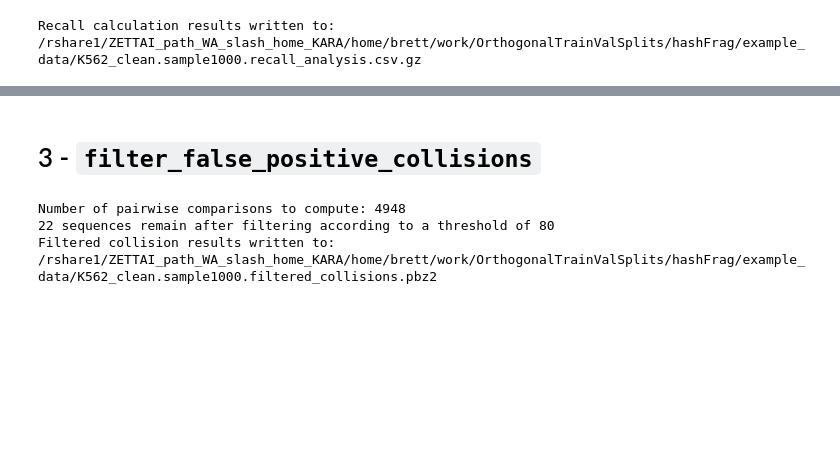
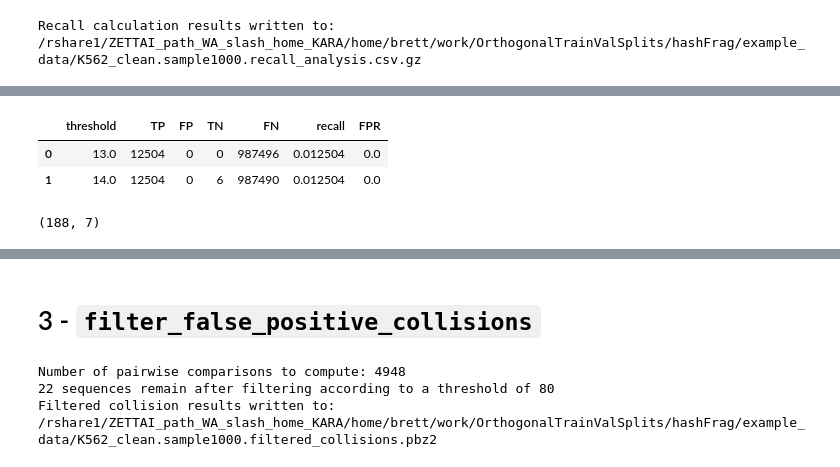
Before and after one commit to de-Boer-Lab/hashFrag, a Jupyter notebook: tutorial_brief.ipynb, the cells around one changed output, grey strips where cells are left out. Cells and saved outputs as stored; diff of their text form; code cells hidden in the pictures; blank space fills up the shorter version.

```diff
--- a/tutorial_brief.ipynb
+++ b/tutorial_brief.ipynb
@@ -83,0 +133,10 @@ print(recall_df.shape)
+# %%
+blast_recall_path = os.path.join(current_dir,"example_data","K562_clean.sample1000.blastn_recall_analysis.csv.gz")
+blast_recall_df = pd.read_csv(blast_recall_path)
+display(blast_recall_df.head(2))
+print(blast_recall_df.shape)
+# %% [output]
+|  | threshold | TP | FP | TN | FN | recall | FPR |
+| 0 | 13.0 | 12504 | 0 | 0 | 987496 | 0.012504 | 0.0 |
+| 1 | 14.0 | 12504 | 0 | 6 | 987490 | 0.012504 | 0.0 |
+(188, 7)
```
Also changed, not shown: parts of 11 cells of this notebook, 4 other files.
